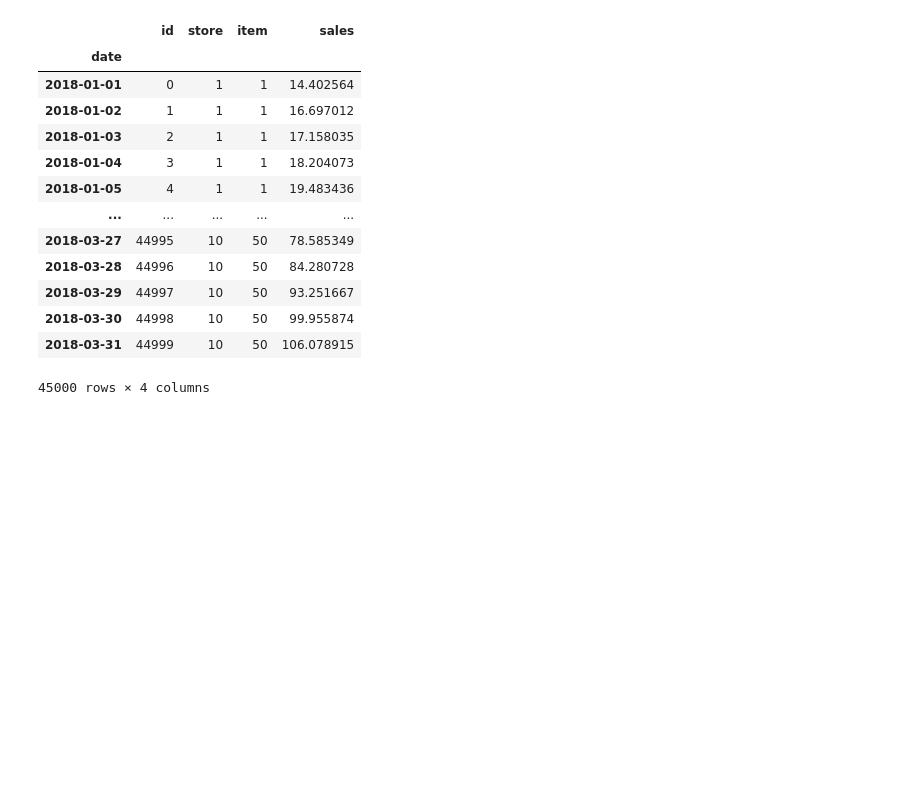
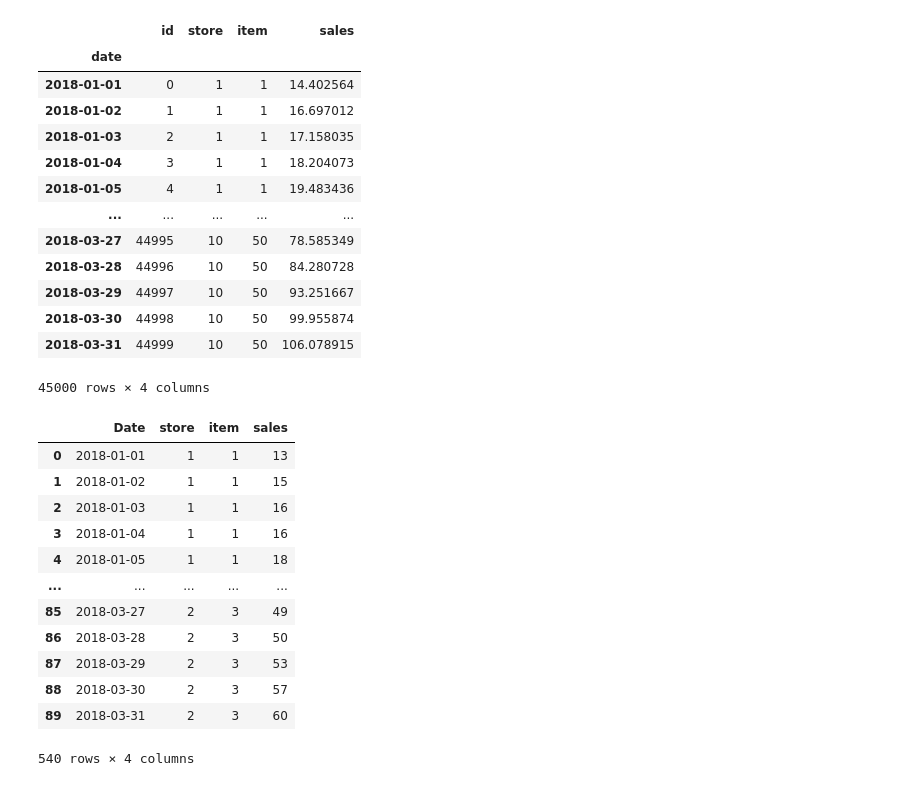
Before and after one commit to YashPS/EnsembleDemandForecasting, a Jupyter notebook: notebooks/modularised_combined.ipynb, the cells around one changed output. Cells and saved outputs as stored; diff of their text form; code cells hidden in the pictures; blank space fills up the shorter version.

```diff
--- a/notebooks/modularised_combined.ipynb
+++ b/notebooks/modularised_combined.ipynb
@@ -30,15 +31,16 @@ def get_conf(conf_path):
 # %%
 def SMAPE(forecast, actual):
     """Returns the Symmetric Mean Absolute Percentage Error between two Series"""
-    if len(actual.shape)!=2:
-        actual = actual.reshape(actual.shape[0],1)
+    if isinstance(actual, (np.ndarray, np.generic)):
+        if len(actual.shape)!=2:
+            actual = actual.reshape(actual.shape[0],1)
     masked_arr = ~((forecast==0)&(actual==0))
     diff = abs(forecast[masked_arr] - actual[masked_arr])
     avg = (abs(forecast[masked_arr]) + abs(actual[masked_arr]))/2
 
-    smape_score = str(round(sum(diff/avg)/len(forecast) * 100, 2))
+    smape_score = round(sum(diff/avg)/len(forecast) * 100, 2)
 
-    print('SMAPE Error Score: ' + smape_score + ' %')
+    print('SMAPE Error Score: ' + str(smape_score) + ' %')
     return smape_score
 # %%
 # Subset the entire dataset based on each store-item combination
@@ -125,27 +141,27 @@ def run_hw_model(df, store_list, item_list):
 
     return store_item_forecast_df, avg_smape_hw
 # %%
-## Prophet Model
-
-
 def define_prophet_model(df_train, df_test, store, item):
-
+    df_train.reset_index(inplace=True)
     df_train.rename(columns={'date' : 'ds', 'sales' : 'y'}, inplace = True)
     df_train = df_train.reset_index(drop=True)
 
+    df_test.reset_index(inplace=True)
     df_test.rename(columns={'date' : 'ds', 'sales' : 'y'}, inplace = True)
     df_test = df_test.reset_index(drop=True)
 
-    model = Prophet(daily_seasonality=True, interval_width=0.95);
-    model = model.fit(df_train);
+    model = Prophet(daily_seasonality=True, interval_width=0.95)
+    model = model.fit(df_train)
 
     future = pd.DataFrame(df_test['ds'])
     future.columns = ['ds']
     future['ds'] = to_datetime(future['ds'])
 
-    test_predictions = model.predict(future);
+    test_predictions = model.predict(future)
 
     smape_in_loop = pd.Series(SMAPE((test_predictions['yhat']), (df_test['y'])))
+
+    #item_smape_series = pd.Series(smape_item_list)
 
     start_date = datetime.strptime('2018-01-01', "%Y-%m-%d")
     end_date = datetime.strptime('2018-04-01', "%Y-%m-%d")
@@ -160,6 +176,8 @@ def define_prophet_model(df_train, df_test, store, item):
     forecast_sales['store'] = store
     forecast_sales['item'] = item
 
+    forecast_sales = forecast_sales[['Date', 'store', 'item', 'sales']]
+
     return forecast_sales, smape_in_loop
 # %%
 def run_prophet_model(df, store_list, item_list):
@@ -170,6 +188,7 @@ def run_prophet_model(df, store_list, item_list):
     for store in store_list:
 
         df_1 = df[df['store'] == store]
+        #print('df_1 subset')
         print('\n*****Running for store - %d**********'% store)
 
         item_forecast_list = []
@@ -195,11 +214,12 @@ def run_prophet_model(df, store_list, item_list):
 
     store_item_forecast_df = pd.concat(store_forecast_list)
     print('len of smape_store_list', len(smape_store_list))
+    #print(smape_store_list)
     store_concat_smape = pd.concat(smape_store_list)
 
     print('\n********Done*********\n')
 
-    avg_smape_prophet = np.mean(store_concat_smape)
+    avg_smape_prophet = np.mean(store_concat_smape).round(2)
 
     return store_item_forecast_df, avg_smape_prophet
 # %%
@@ -882,6 +883,10 @@ result_xgb = forecast_xgb(xgb_test_dmat, test, conf)
 # Running for all the stores and items
 store_list = train.store.unique()
 item_list = train.item.unique()
+
+# Running for 2 stores and 3 items
+store_list = [1, 2]
+item_list = [1, 2 , 3]
 # %% [markdown]
 <h4> Holt Winters </h4>
 # %%
@@ -948,3 +993,19 @@ result_lstm
 | 2018-03-30 | 44998 | 10 | 50 | 99.955874 |
 | 2018-03-31 | 44999 | 10 | 50 | 106.078915 |
 45000 rows × 4 columns
+# %%
+store_item_forecast_prophet
+# %% [output]
+|  | Date | store | item | sales |
+| 0 | 2018-01-01 | 1 | 1 | 13 |
+| 1 | 2018-01-02 | 1 | 1 | 15 |
+| 2 | 2018-01-03 | 1 | 1 | 16 |
+| 3 | 2018-01-04 | 1 | 1 | 16 |
+| 4 | 2018-01-05 | 1 | 1 | 18 |
+| ... | ... | ... | ... | ... |
+| 85 | 2018-03-27 | 2 | 3 | 49 |
+| 86 | 2018-03-28 | 2 | 3 | 50 |
+| 87 | 2018-03-29 | 2 | 3 | 53 |
+| 88 | 2018-03-30 | 2 | 3 | 57 |
+| 89 | 2018-03-31 | 2 | 3 | 60 |
+540 rows × 4 columns
```
Also changed, not shown: parts of 19 cells of this notebook.
